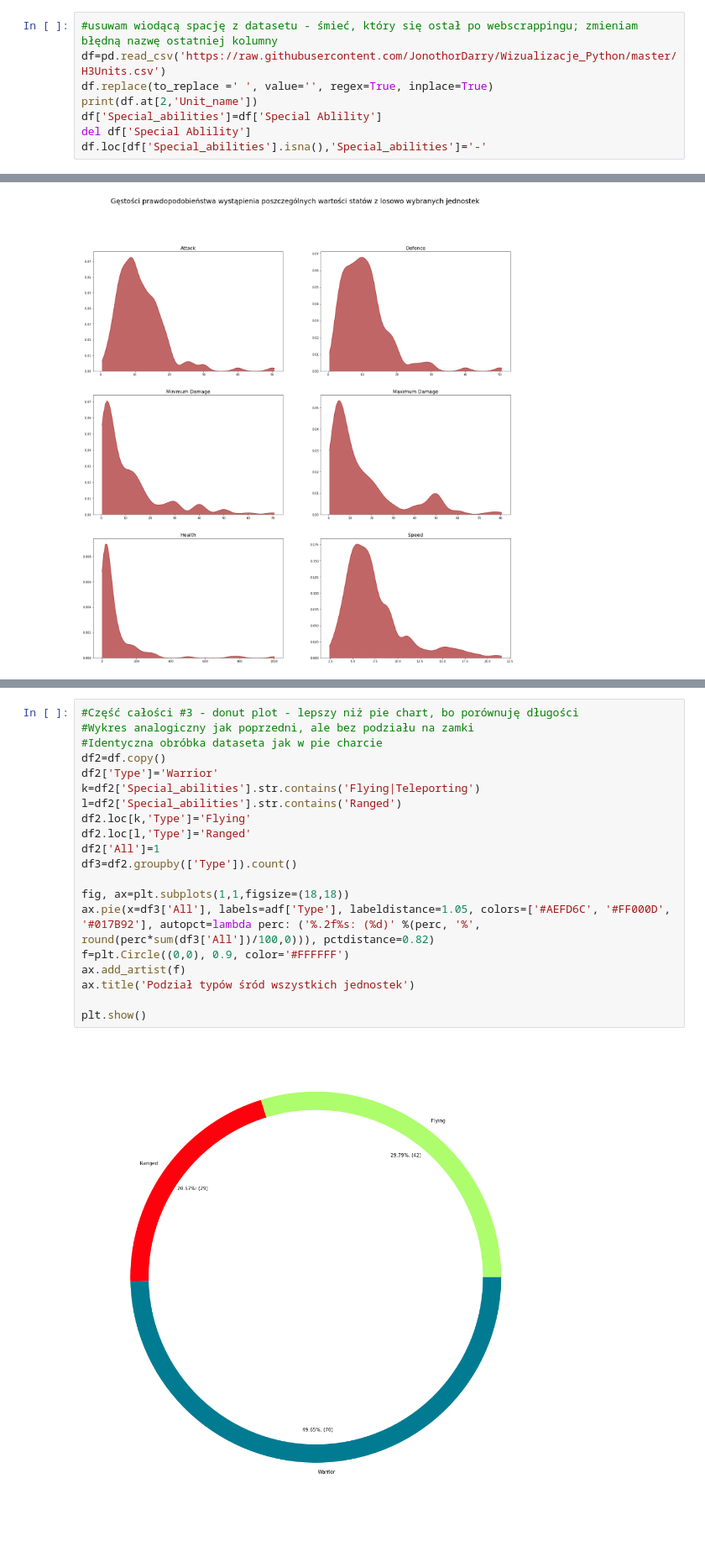
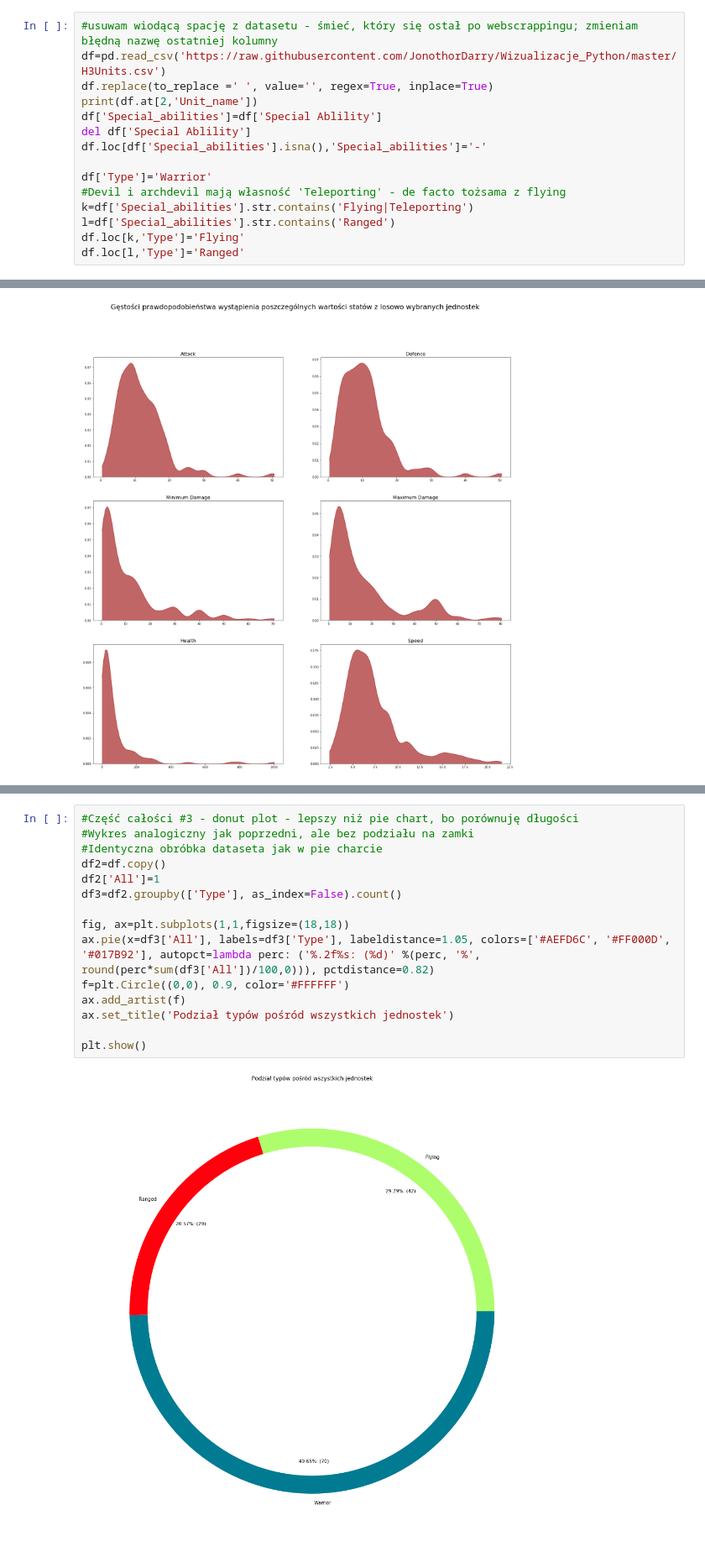
Before and after one commit to JonothorDarry/Python_Visualizations, a Jupyter notebook: H3analysis.ipynb, the cells around one changed output, grey strips where cells are left out. Shown at 84% size. Saved outputs shown, nothing was run; the diff lists cells and outputs as text.

```diff
--- a/H3analysis.ipynb
+++ b/H3analysis.ipynb
@@ -28,5 +30,12 @@ print(df.at[2,'Unit_name'])
 df['Special_abilities']=df['Special Ablility']
 del df['Special Ablility']
 df.loc[df['Special_abilities'].isna(),'Special_abilities']='-'
+
+df['Type']='Warrior'
+#Devil i archdevil mają własność 'Teleporting' - de facto tożsama z flying
+k=df['Special_abilities'].str.contains('Flying|Teleporting')
+l=df['Special_abilities'].str.contains('Ranged')
+df.loc[k,'Type']='Flying'
+df.loc[l,'Type']='Ranged'
 # %% [output]
 Archer
@@ -395,22 +412,17 @@ plt.show()
 # %%
 #Część całości #3 - donut plot - lepszy niż pie chart, bo porównuję długości
 #Wykres analogiczny jak poprzedni, ale bez podziału na zamki
 #Identyczna obróbka dataseta jak w pie charcie
 df2=df.copy()
-df2['Type']='Warrior'
-k=df2['Special_abilities'].str.contains('Flying|Teleporting')
-l=df2['Special_abilities'].str.contains('Ranged')
-df2.loc[k,'Type']='Flying'
-df2.loc[l,'Type']='Ranged'
 df2['All']=1
-df3=df2.groupby(['Type']).count()
+df3=df2.groupby(['Type'], as_index=False).count()
 
 fig, ax=plt.subplots(1,1,figsize=(18,18))
-ax.pie(x=df3['All'], labels=adf['Type'], labeldistance=1.05, colors=['#AEFD6C', '#FF000D', '#017B92'], autopct=lambda perc: ('%.2f%s: (%d)' %(perc, '%', round(perc*sum(df3['All'])/100,0))), pctdistance=0.82)
+ax.pie(x=df3['All'], labels=df3['Type'], labeldistance=1.05, colors=['#AEFD6C', '#FF000D', '#017B92'], autopct=lambda perc: ('%.2f%s: (%d)' %(perc, '%', round(perc*sum(df3['All'])/100,0))), pctdistance=0.82)
 f=plt.Circle((0,0), 0.9, color='#FFFFFF')
 ax.add_artist(f)
-ax.title('Podział typów śród wszystkich jednostek')
+ax.set_title('Podział typów pośród wszystkich jednostek')
 
 plt.show()
 # %% [output]
-[figure, old version]
+[figure, new version]
```
Also changed, not shown: parts of 9 cells of this notebook.
